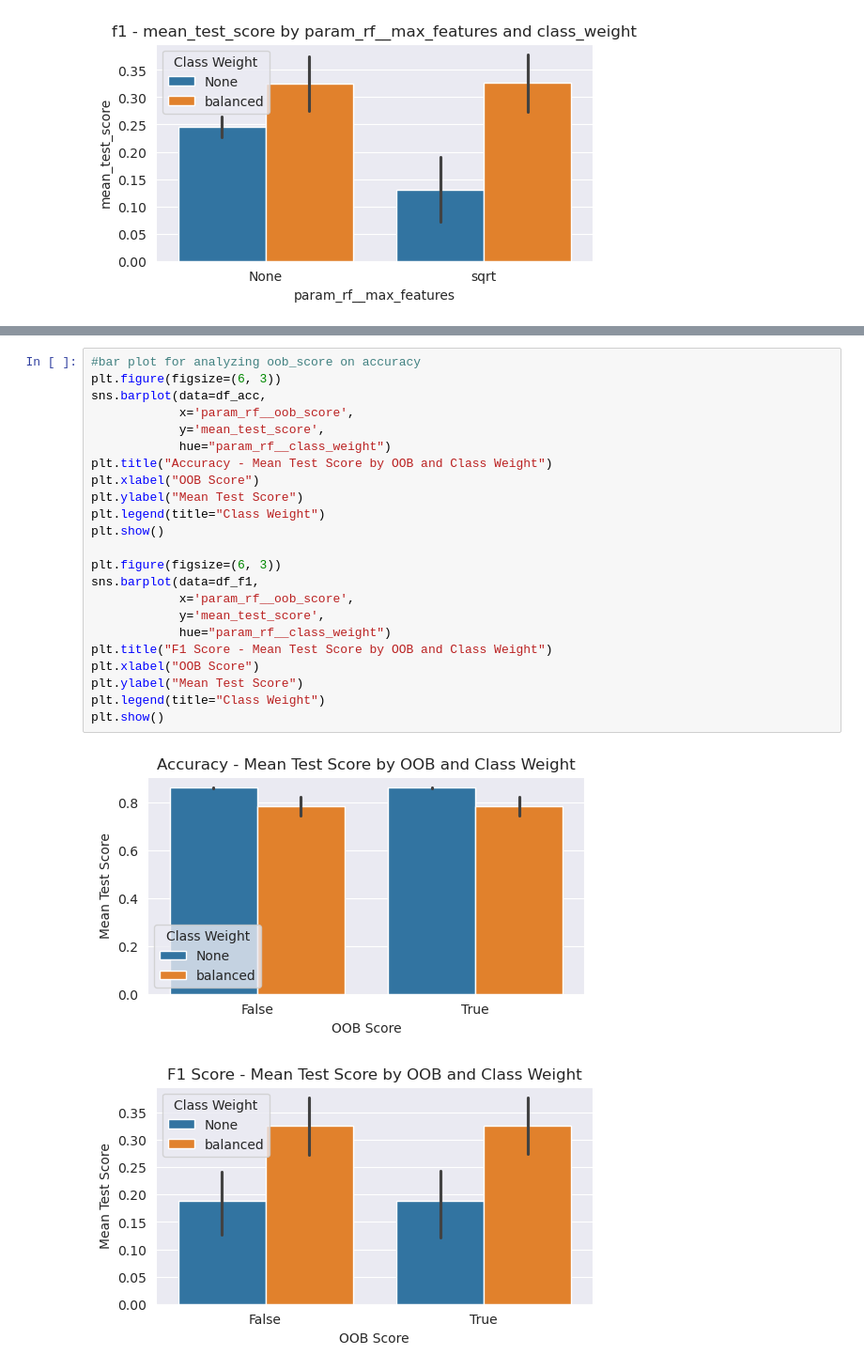
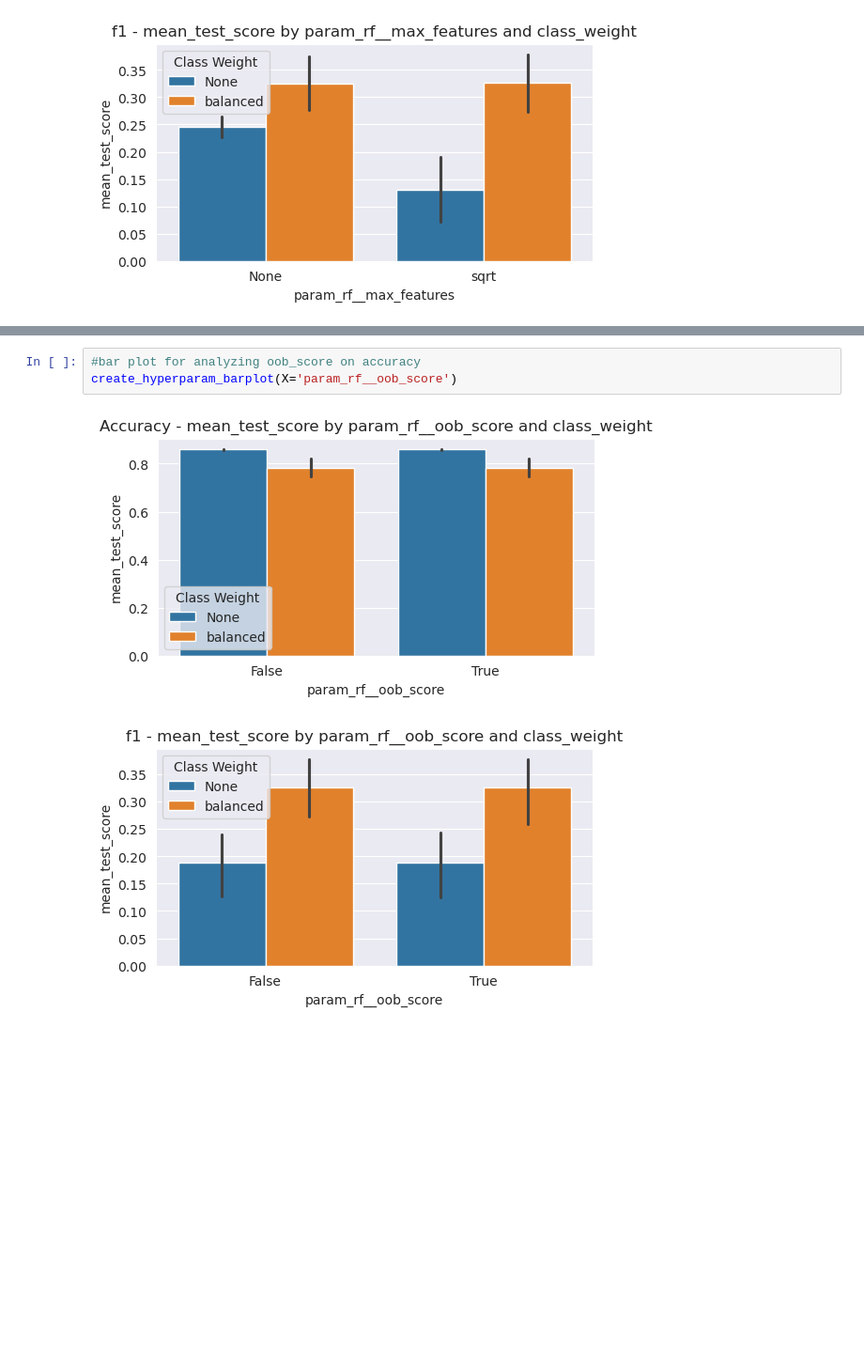
Before and after one commit to sghersick1/random_forest_hyperparameter_exploration, a Jupyter notebook: gs_analysis.ipynb, the cells around one changed output, grey strips where cells are left out. Shown at 94% size. Saved outputs shown, nothing was run; the diff lists cells and outputs as text; blank space fills up the shorter version.

```diff
--- a/gs_analysis.ipynb
+++ b/gs_analysis.ipynb
@@ -139,28 +139,8 @@ Overall by limiting the maximum amount of features used, we can reduce the fitti
 # %%
 #bar plot for analyzing oob_score on accuracy
-plt.figure(figsize=(6, 3))
-sns.barplot(data=df_acc,
-            x='param_rf__oob_score',
-            y='mean_test_score',
-            hue="param_rf__class_weight")
-plt.title("Accuracy - Mean Test Score by OOB and Class Weight")
-plt.xlabel("OOB Score")
-plt.ylabel("Mean Test Score")
-plt.legend(title="Class Weight")
-plt.show()
-
-plt.figure(figsize=(6, 3))
-sns.barplot(data=df_f1,
-            x='param_rf__oob_score',
-            y='mean_test_score',
-            hue="param_rf__class_weight")
-plt.title("F1 Score - Mean Test Score by OOB and Class Weight")
-plt.xlabel("OOB Score")
-plt.ylabel("Mean Test Score")
-plt.legend(title="Class Weight")
-plt.show()
+create_hyperparam_barplot(X='param_rf__oob_score')
 # %% [output]
-[figure, old version]
+[figure, new version]
-[figure, old version]
+[figure, new version]
 # %% [markdown]
 #### oob_score impact on accuracy
```
Also changed, not shown: parts of 11 cells of this notebook, 1 other file.
